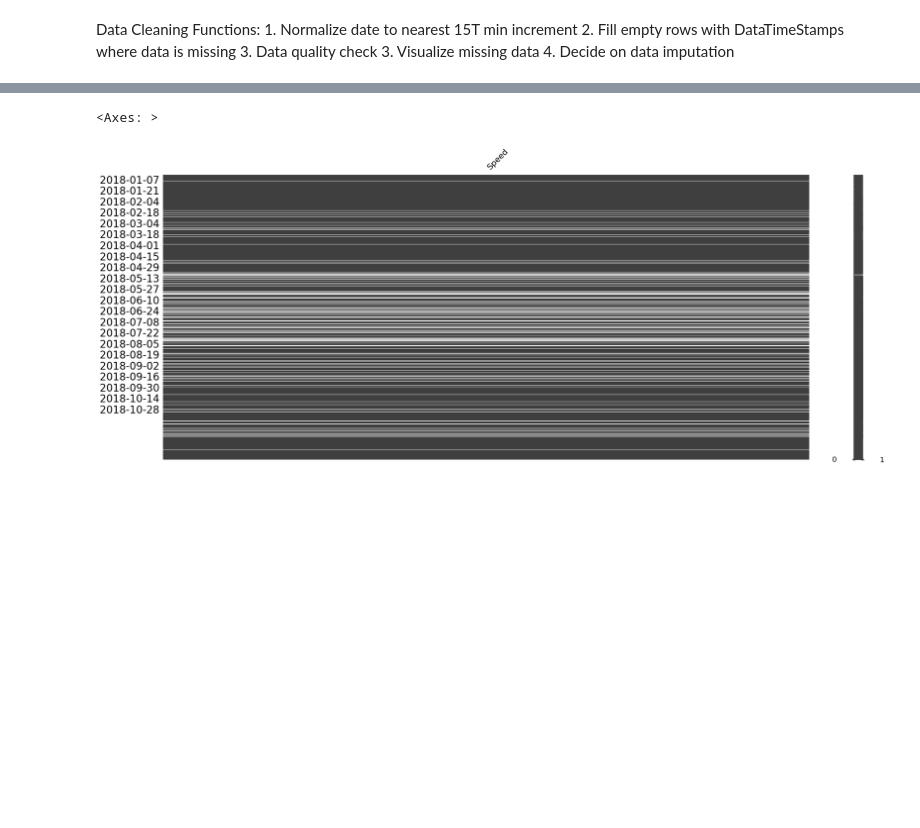
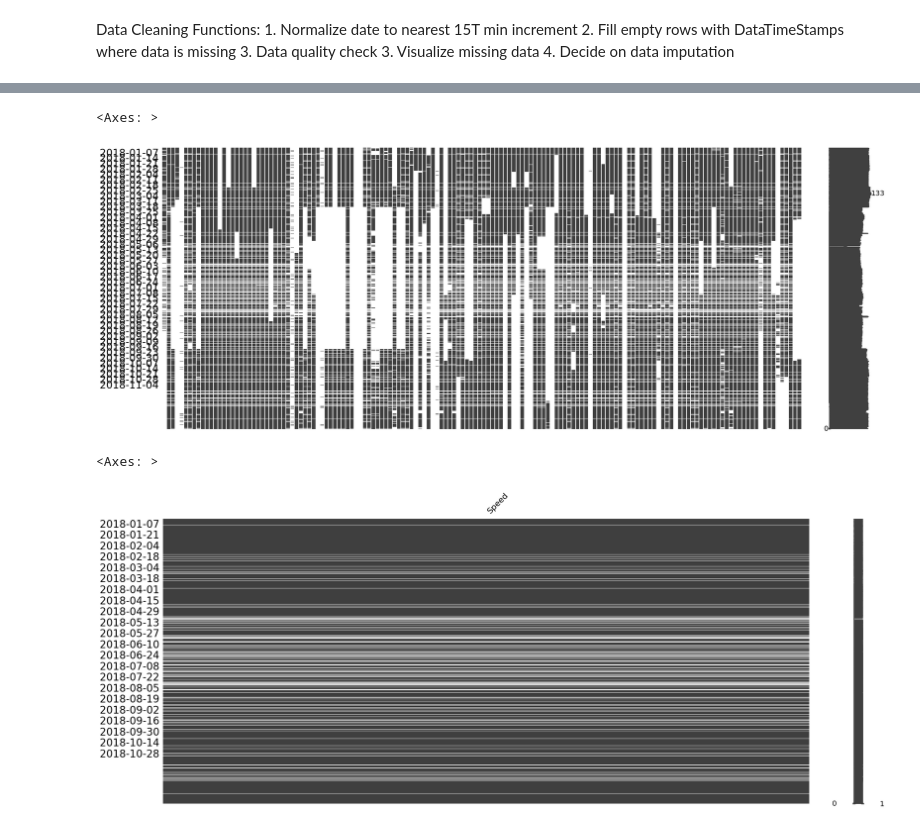
Before and after one commit to tarekbzahid/XIE_dataset_prep, a Jupyter notebook: utils/clean.ipynb, the cells around one changed output, grey strips where cells are left out. Saved outputs shown, nothing was run; the diff lists cells and outputs as text; code cells hidden in the pictures; blank space fills up the shorter version.

```diff
--- a/utils/clean.ipynb
+++ b/utils/clean.ipynb
@@ -221,0 +214,4 @@ print(f"Found {found_sensors} sensor(s) in the directory.")
+# %%
+dt = pd.read_csv('C:/Users/Tarek Zahid/Desktop/xie/Sensor Files/3. cleaned sensor files/2018/72.2.28_processed.csv', parse_dates=['DateTimeStamp'])
+dt=dt.iloc[:, 0]
+dt
@@ -221,0 +231,3 @@ print(f"Found {found_sensors} sensor(s) in the directory.")
+# %%
+speed_data.reset_index(drop=True, inplace=True)
+speed_data
@@ -221,0 +248,4 @@ print(f"Found {found_sensors} sensor(s) in the directory.")
+# %%
+speed_data_2=speed_data
+speed_data_2 = pd.concat([dt, speed_data_2], axis=1)
+#speed_data_2 = speed_data_2.iloc[:, 1:]
@@ -222,3 +268,13 @@ print(f"Found {found_sensors} sensor(s) in the directory.")
+# %%
+#speed_data_2['DateTimeStamp'] = pd.to_datetime(speed_data_2['DateTimeStamp'])
+
+#speed_data_2.set_index('DateTimeStamp', inplace=True)
+
+speed_data_2.index = pd.to_datetime(speed_data_2.index)
+msno.matrix(speed_data_2, freq='W')
+# %% [output]
+<Axes: >
+[figure, added]
 # %%
 
 df = pd.read_csv('C:/Users/Tarek Zahid/Desktop/xie/Sensor Files/3. cleaned sensor files/2018/72.2.28_processed.csv', parse_dates=['DateTimeStamp'], index_col='DateTimeStamp')
```
Also changed, not shown: parts of 8 cells of this notebook.
